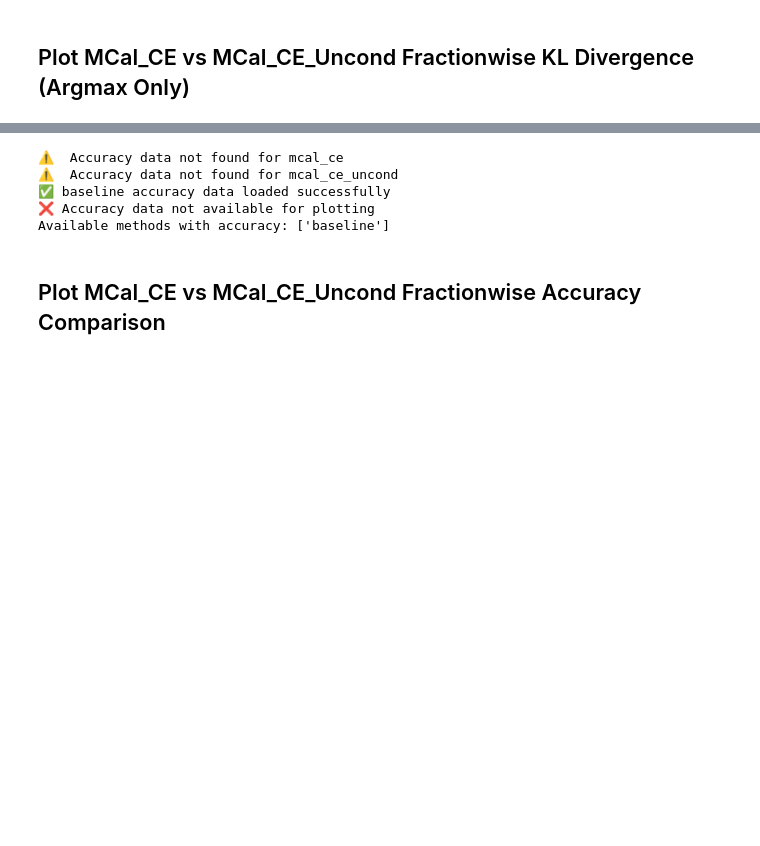
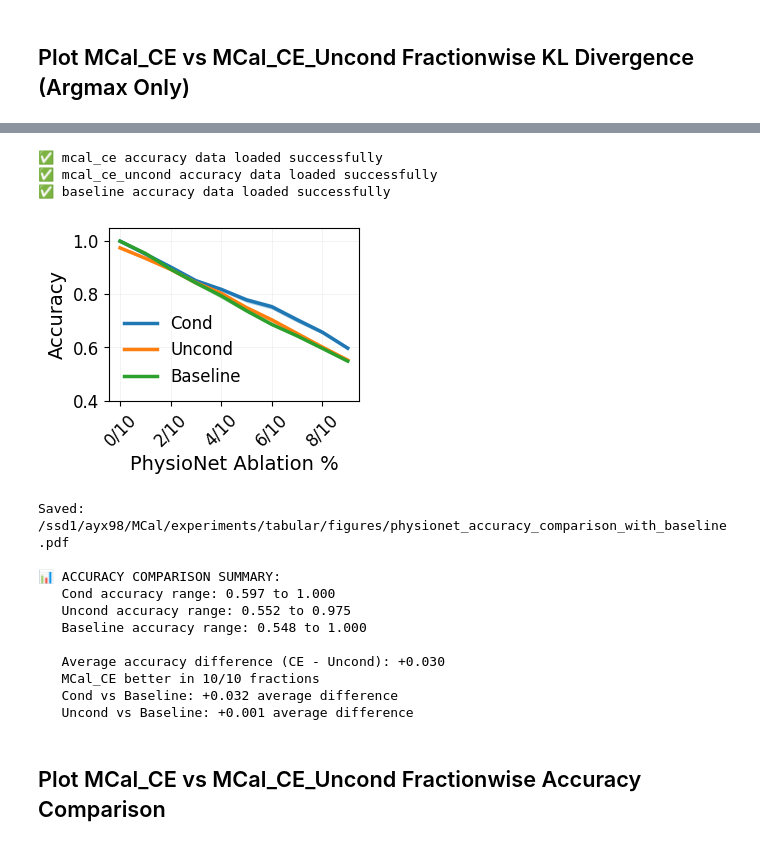
Before and after one commit to ShaileshSridhar2403/MCal, a Jupyter notebook: experiments/tabular/plot_physionet_fractionwise_kl.ipynb, the cells around one changed output, grey strips where cells are left out. Saved outputs shown, nothing was run; the diff lists cells and outputs as text; code cells hidden in the pictures; blank space fills up the shorter version.

```diff
--- a/experiments/tabular/plot_physionet_fractionwise_kl.ipynb
+++ b/experiments/tabular/plot_physionet_fractionwise_kl.ipynb
@@ -212,7 +218,6 @@ if 'results' in locals():
 
         # Check for accuracy data in different locations based on method
         if method == 'baseline':
-            # Baseline uses 'fraction_wise_results' instead of 'fraction_wise_results_transformed'
             if 'fraction_wise_results' in method_results:
                 fraction_data = method_results['fraction_wise_results']
 
@@ -225,7 +230,6 @@ if 'results' in locals():
                 else:
                     print(f"⚠️  Accuracy data not found for {method}")
         else:
-            # MCal methods use 'fraction_wise_results_transformed'
             if 'fraction_wise_results_transformed' in method_results:
                 fraction_data = method_results['fraction_wise_results_transformed']
 
@@ -251,7 +255,6 @@ if 'results' in locals():
             if method in accuracy_methods_data:
                 method_data = accuracy_methods_data[method]
 
-                # Plot line and confidence band
                 ax.plot(fractions, method_data['mean_accuracy'], '-',
                         label=labels[method], linewidth=LINEWIDTH, color=colors[method])
                 ax.fill_between(fractions,
@@ -259,9 +262,9 @@ if 'results' in locals():
                                 method_data['mean_accuracy'] + 0.5*method_data['std_accuracy'],
                                 alpha=BAND_ALPHA, color=colors[method])
 
-        ax.set_xlabel('PhysioNet Ablation Fraction', fontsize=LABEL_FONTSIZE)
+        ax.set_xlabel('PhysioNet Ablation %', fontsize=LABEL_FONTSIZE)
         ax.set_ylabel('Accuracy', fontsize=LABEL_FONTSIZE)
-        ax.set_ylim(0.4, 1.05)  # Set reasonable y-axis limits for accuracy
+        ax.set_ylim(0.4, 1.05)
         ax.legend(fontsize=LEGEND_FONTSIZE, loc='best', frameon=False)
         ax.grid(True, alpha=GRID_ALPHA, linewidth=0.5)
         ax.tick_params(axis='both', which='major', labelsize=TICK_LABELSIZE)
@@ -275,39 +278,47 @@ if 'results' in locals():
         plt.savefig(f'{output_dir}/physionet_accuracy_comparison_with_baseline.pdf', dpi=300)
         plt.show()
         print(f"Saved: {abs_output_dir}/physionet_accuracy_comparison_with_baseline.pdf")
 
         # Print accuracy summary statistics for all methods
         print(f"\n📊 ACCURACY COMPARISON SUMMARY:")
         for method in ['mcal_ce', 'mcal_ce_uncond', 'baseline']:
             if method in accuracy_methods_data:
                 method_data = accuracy_methods_data[method]
                 print(f"   {labels[method]} accuracy range: {method_data['mean_accuracy'].min():.3f} to {method_data['mean_accuracy'].max():.3f}")
 
-        # Calculate pairwise differences if we have MCal methods
         if 'mcal_ce' in accuracy_methods_data and 'mcal_ce_uncond' in accuracy_methods_data:
             acc_diff = accuracy_methods_data['mcal_ce']['mean_accuracy'] - accuracy_methods_data['mcal_ce_uncond']['mean_accuracy']
             print(f"\n   Average accuracy difference (CE - Uncond): {acc_diff.mean():+.3f}")
             print(f"   MCal_CE better in {(acc_diff > 0).sum()}/{len(acc_diff)} fractions")
 
-        # Compare with baseline if available
         if 'baseline' in accuracy_methods_data:
             for mcal_method in ['mcal_ce', 'mcal_ce_uncond']:
                 if mcal_method in accuracy_methods_data:
                     diff_vs_baseline = accuracy_methods_data[mcal_method]['mean_accuracy'] - accuracy_methods_data['baseline']['mean_accuracy']
                     print(f"   {labels[mcal_method]} vs Baseline: {diff_vs_baseline.mean():+.3f} average difference")
 
     else:
         print("❌ Accuracy data not available for plotting")
         print(f"Available methods with accuracy: {list(accuracy_methods_data.keys())}")
 
 else:
     print("❌ Results data not available for accuracy plotting")
 # %% [output]
-⚠️  Accuracy data not found for mcal_ce
-⚠️  Accuracy data not found for mcal_ce_uncond
+✅ mcal_ce accuracy data loaded successfully
+✅ mcal_ce_uncond accuracy data loaded successfully
 ✅ baseline accuracy data loaded successfully
-❌ Accuracy data not available for plotting
-Available methods with accuracy: ['baseline']
+[figure, added]
+Saved: /ssd1/ayx98/MCal/experiments/tabular/figures/physionet_accuracy_comparison_with_baseline.pdf
+
+📊 ACCURACY COMPARISON SUMMARY:
+   Cond accuracy range: 0.597 to 1.000
+   Uncond accuracy range: 0.552 to 0.975
+   Baseline accuracy range: 0.548 to 1.000
+
+   Average accuracy difference (CE - Uncond): +0.030
+   MCal_CE better in 10/10 fractions
+   Cond vs Baseline: +0.032 average difference
+   Uncond vs Baseline: +0.001 average difference
 # %% [markdown]
 ## Plot MCal_CE vs MCal_CE_Uncond Fractionwise Accuracy Comparison
 # %% [markdown]
```
Also changed, not shown: parts of 6 cells of this notebook, 11 other files.
